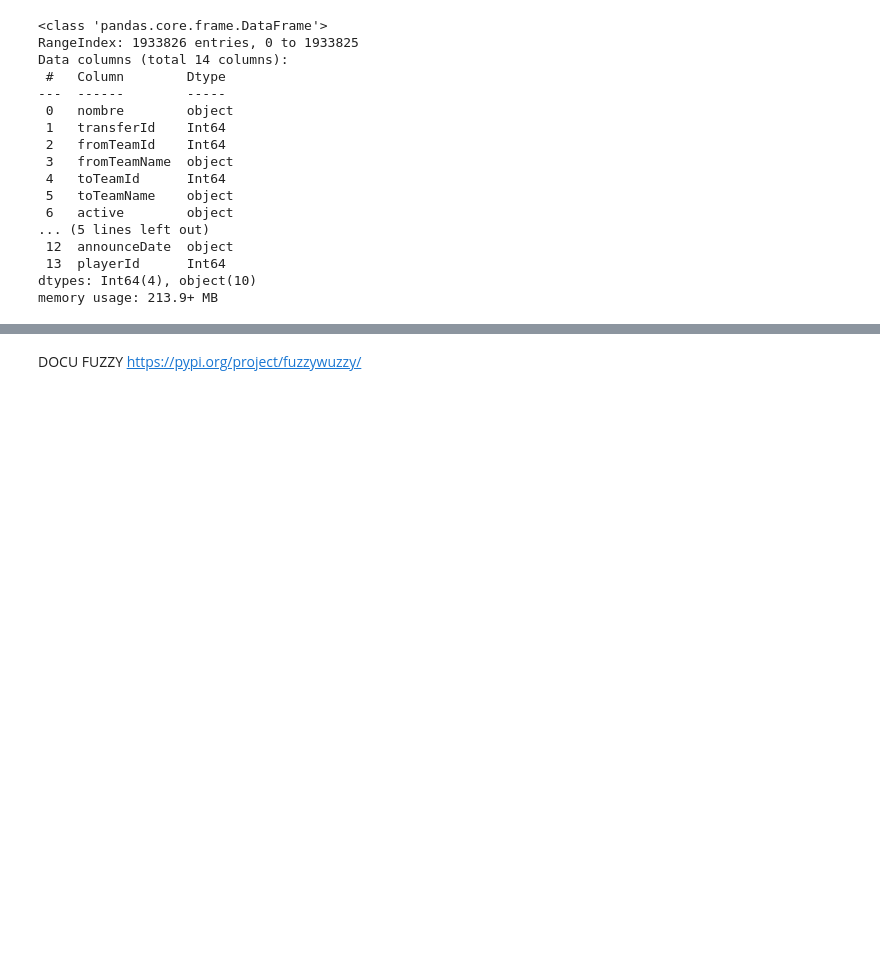
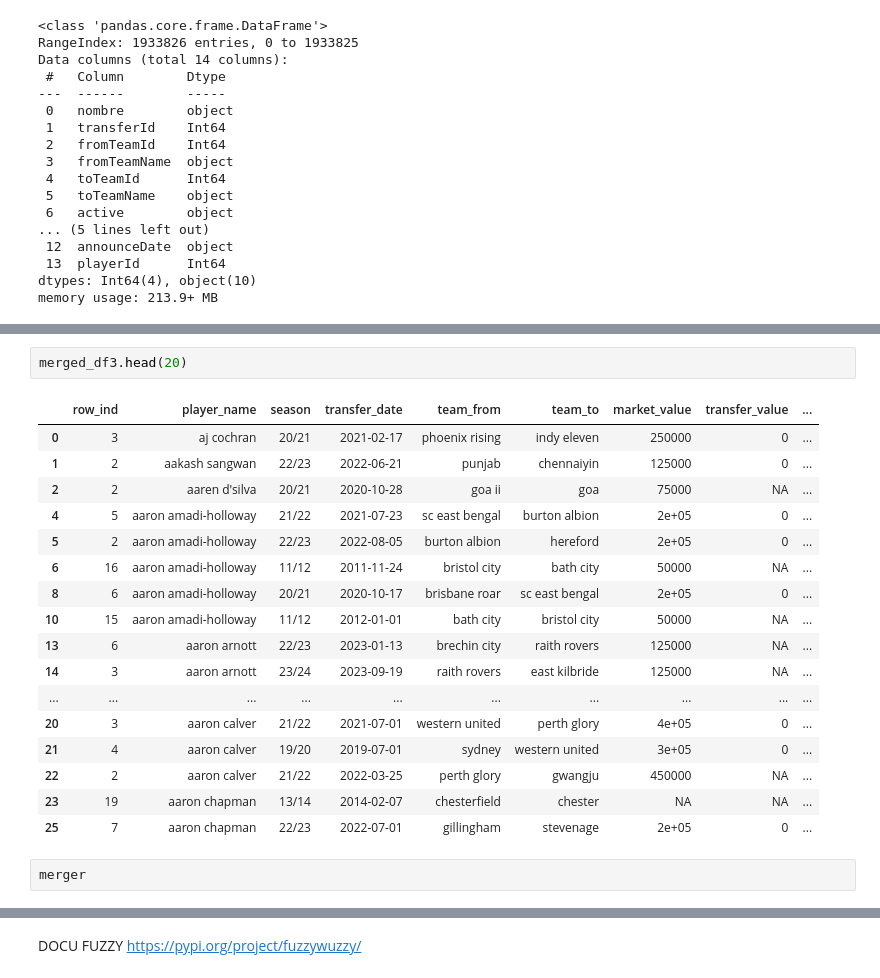
Before and after one commit to Constanzafl/matchatablasfuzzyygem, a Jupyter notebook: transferenciasfuzzy.ipynb, the cells around one changed output, grey strips where cells are left out. Saved outputs shown, nothing was run; the diff lists cells and outputs as text; blank space fills up the shorter version.

```diff
--- a/transferenciasfuzzy.ipynb
+++ b/transferenciasfuzzy.ipynb
@@ -197,0 +630,22 @@ df_sin_nulos = df3.dropna(subset=['transfer_date'])
+# %%
+merged_df3.head(20)
+# %% [output]
+|  | row_ind | player_name | season | transfer_date | team_from | team_to | market_value | transfer_value | ... |
+| 0 | 3 | aj cochran | 20/21 | 2021-02-17 | phoenix rising | indy eleven | 250000 | 0 | ... |
+| 1 | 2 | aakash sangwan | 22/23 | 2022-06-21 | punjab | chennaiyin | 125000 | 0 | ... |
+| 2 | 2 | aaren d'silva | 20/21 | 2020-10-28 | goa ii | goa | 75000 | NA | ... |
+| 4 | 5 | aaron amadi-holloway | 21/22 | 2021-07-23 | sc east bengal | burton albion | 2e+05 | 0 | ... |
+| 5 | 2 | aaron amadi-holloway | 22/23 | 2022-08-05 | burton albion | hereford | 2e+05 | 0 | ... |
+| 6 | 16 | aaron amadi-holloway | 11/12 | 2011-11-24 | bristol city | bath city | 50000 | NA | ... |
+| 8 | 6 | aaron amadi-holloway | 20/21 | 2020-10-17 | brisbane roar | sc east bengal | 2e+05 | 0 | ... |
+| 10 | 15 | aaron amadi-holloway | 11/12 | 2012-01-01 | bath city | bristol city | 50000 | NA | ... |
+| 13 | 6 | aaron arnott | 22/23 | 2023-01-13 | brechin city | raith rovers | 125000 | NA | ... |
+| 14 | 3 | aaron arnott | 23/24 | 2023-09-19 | raith rovers | east kilbride | 125000 | NA | ... |
+| ... | ... | ... | ... | ... | ... | ... | ... | ... | ... |
+| 20 | 3 | aaron calver | 21/22 | 2021-07-01 | western united | perth glory | 4e+05 | 0 | ... |
+| 21 | 4 | aaron calver | 19/20 | 2019-07-01 | sydney | western united | 3e+05 | 0 | ... |
+| 22 | 2 | aaron calver | 21/22 | 2022-03-25 | perth glory | gwangju | 450000 | NA | ... |
+| 23 | 19 | aaron chapman | 13/14 | 2014-02-07 | chesterfield | chester | NA | NA | ... |
+| 25 | 7 | aaron chapman | 22/23 | 2022-07-01 | gillingham | stevenage | 2e+05 | 0 | ... |
+# %%
+merger
```
Also changed, not shown: parts of 44 cells of this notebook, 3 other files.
